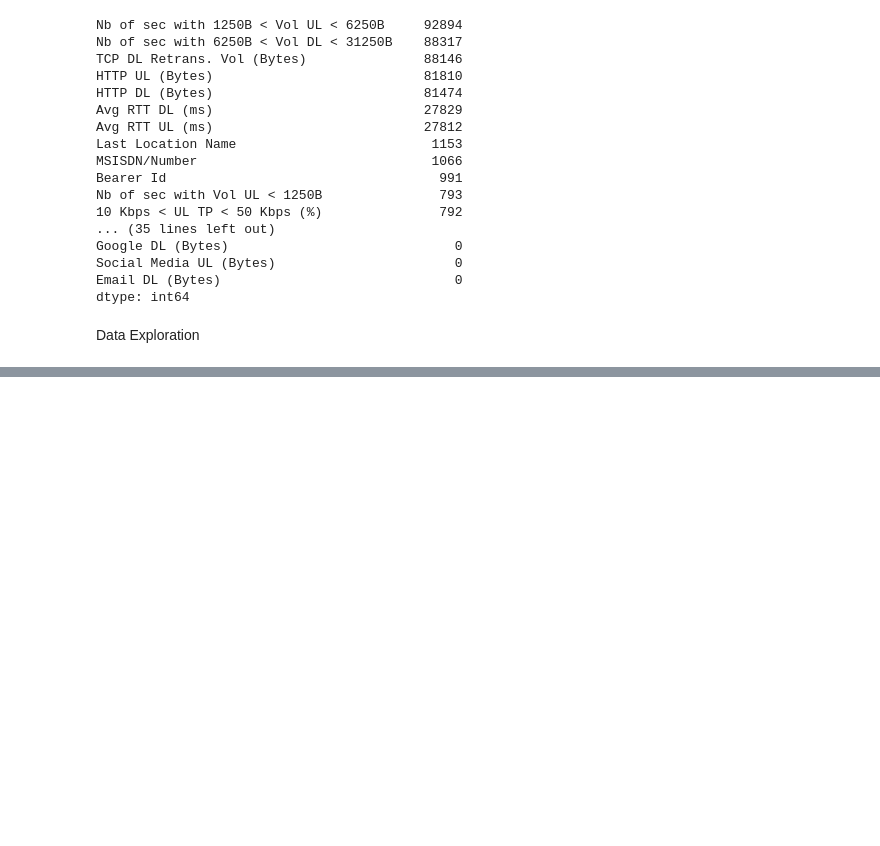
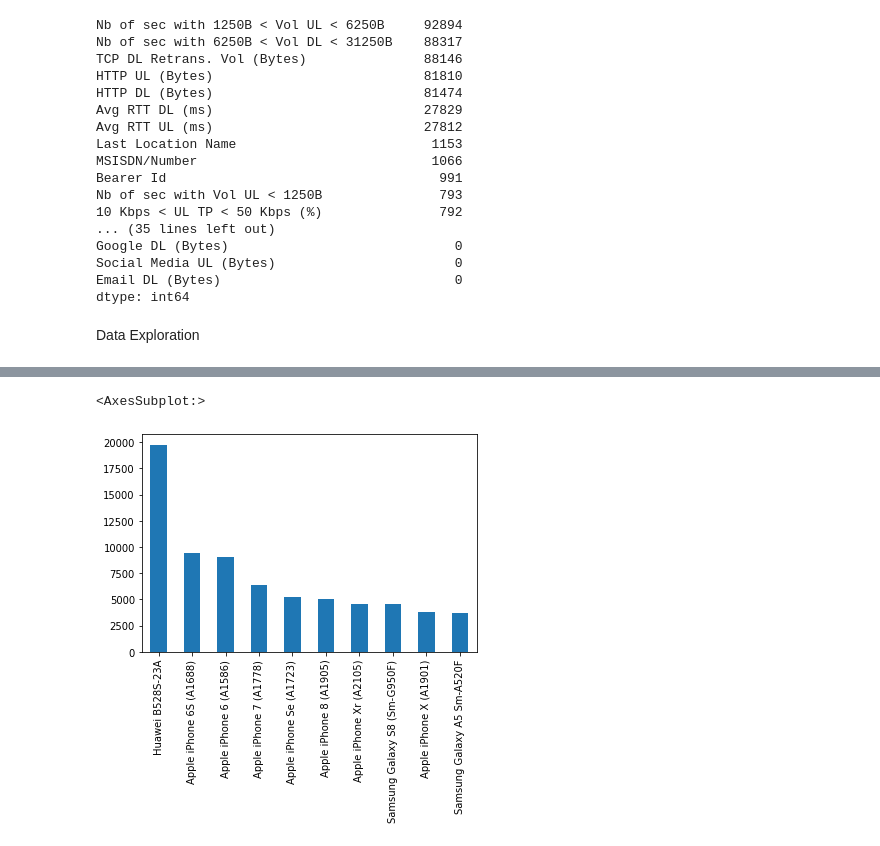
Before and after one commit to abeselomg/Telecom_user_analysis, a Jupyter notebook: notebooks/notebook.ipynb, the cells around one changed output, grey strips where cells are left out. Cells and saved outputs as stored; diff of their text form; code cells hidden in the pictures; blank space fills up the shorter version.

Commit message:
plotted top handset manufacturers

```diff
--- a/notebooks/notebook.ipynb
+++ b/notebooks/notebook.ipynb
@@ -70,3 +70,8 @@ for el in dropable_columns:
     teledf.drop([el], axis=1, inplace=True)
 # %% [markdown]
 Data Exploration
+# %%
+#number of handset types in the dataframe
+teledf["Handset Type"].replace({"":None}, inplace=True)
+handsetdf=teledf["Handset Type"].value_counts().nlargest(10)
+handsetdf
@@ -72,0 +90,7 @@ Data Exploration
+# %%
+
+#number of handset types in the dataframe
+handsetdf.plot(kind="bar")
+# %% [output]
+<AxesSubplot:>
+[figure, added]
```
Also changed, not shown: parts of 4 cells of this notebook, 1 other file.
